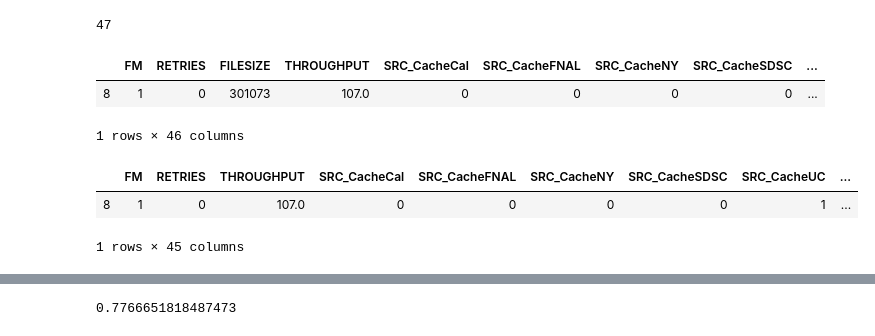
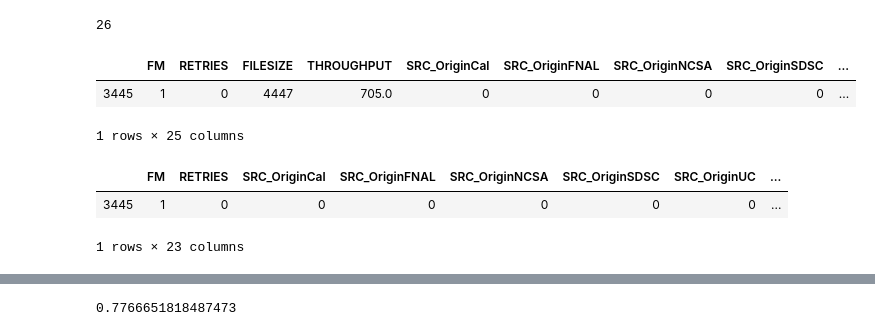
Before and after one commit to RENCI-NRIG/IRIS, a Jupyter notebook: analysis/rca_decisiontree.ipynb, the cells around one changed output, grey strips where cells are left out. Cells and saved outputs as stored; diff of their text form; code cells hidden in the pictures.

```diff
--- a/analysis/rca_decisiontree.ipynb
+++ b/analysis/rca_decisiontree.ipynb
@@ -6,8 +6,8 @@ import matplotlib.pyplot as plt
 from collections import Counter
 # %%
 #input_file = "output_20191008_0336AM.csv" #complete
-#input_file = "output_20191116_1256PM.csv" #partial
-input_file = "output_20200219_2125PM.csv" #866 files
+input_file = "output_20191116_1256PM.csv" #partial
+#input_file = "output_20200219_2125PM.csv" #866 files
 df = pd.read_csv(input_file, header = 0)
 # %%
 df['FLOW'] = df['SRCNODE']+'-'+df['DESTNODE']
@@ -37,22 +37,22 @@ X_complete=df_dummy.drop(['LABEL'],axis=1)
 print(len(df_dummy.columns))
 X_complete[0:1]
 # %% [output]
-47
+26
-|  | FM | RETRIES | FILESIZE | THROUGHPUT | SRC_CacheCal | SRC_CacheFNAL | SRC_CacheNY | SRC_CacheSDSC | ... |
-| 8 | 1 | 0 | 301073 | 107.0 | 0 | 0 | 0 | 0 | ... |
+|  | FM | RETRIES | FILESIZE | THROUGHPUT | SRC_OriginCal | SRC_OriginFNAL | SRC_OriginNCSA | SRC_OriginSDSC | ... |
+| 3445 | 1 | 0 | 4447 | 705.0 | 0 | 0 | 0 | 0 | ... |
-1 rows × 46 columns
+1 rows × 25 columns
 # %%
-df_dummy_cate = pd.get_dummies(df_failure[['SRCNODE', 'DESTNODE','SRC_R','DEST_S','FM','RETRIES','THROUGHPUT','LABEL']], prefix=['SRC', 'DEST','SRC_R','DEST_S'], columns=['SRCNODE', 'DESTNODE','SRC_R','DEST_S'])
-df_dummy_cate['THROUGHPUT']=df_dummy_cate['THROUGHPUT'].str[0:-4]
-df_dummy_cate['THROUGHPUT']=pd.to_numeric(df_dummy_cate['THROUGHPUT'], errors='coerce')
-df_dummy_cate = df_dummy_cate.replace(np.nan, 0, regex=True)
+df_dummy_cate = pd.get_dummies(df_failure[['SRCNODE', 'DESTNODE','SRC_R','DEST_S','FM','RETRIES','LABEL']], prefix=['SRC', 'DEST','SRC_R','DEST_S'], columns=['SRCNODE', 'DESTNODE','SRC_R','DEST_S'])
+#df_dummy_cate['THROUGHPUT']=df_dummy_cate['THROUGHPUT'].str[0:-4]
+#df_dummy_cate['THROUGHPUT']=pd.to_numeric(df_dummy_cate['THROUGHPUT'], errors='coerce')
+#df_dummy_cate = df_dummy_cate.replace(np.nan, 0, regex=True)
 y_cate=df_dummy_cate['LABEL']
 X_cate=df_dummy_cate.drop(['LABEL'],axis=1)
 X_cate[0:1]
 # %% [output]
-|  | FM | RETRIES | THROUGHPUT | SRC_CacheCal | SRC_CacheFNAL | SRC_CacheNY | SRC_CacheSDSC | SRC_CacheUC | ... |
-| 8 | 1 | 0 | 107.0 | 0 | 0 | 0 | 0 | 1 | ... |
+|  | FM | RETRIES | SRC_OriginCal | SRC_OriginFNAL | SRC_OriginNCSA | SRC_OriginSDSC | SRC_OriginUC | ... |
+| 3445 | 1 | 0 | 0 | 0 | 0 | 0 | 0 | ... |
-1 rows × 45 columns
+1 rows × 23 columns
 # %%
 from sklearn.model_selection import cross_val_score
 from sklearn.model_selection import train_test_split
```
Also changed, not shown: parts of 11 cells of this notebook, 8 other files.
